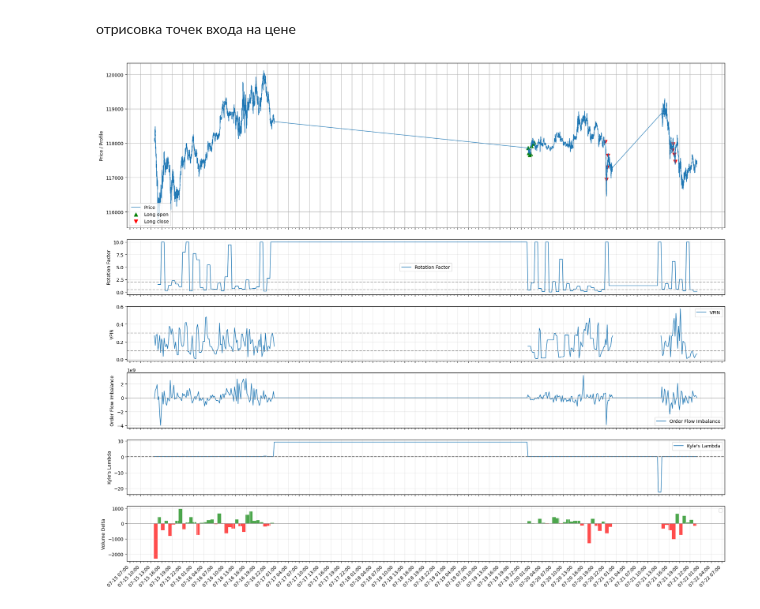
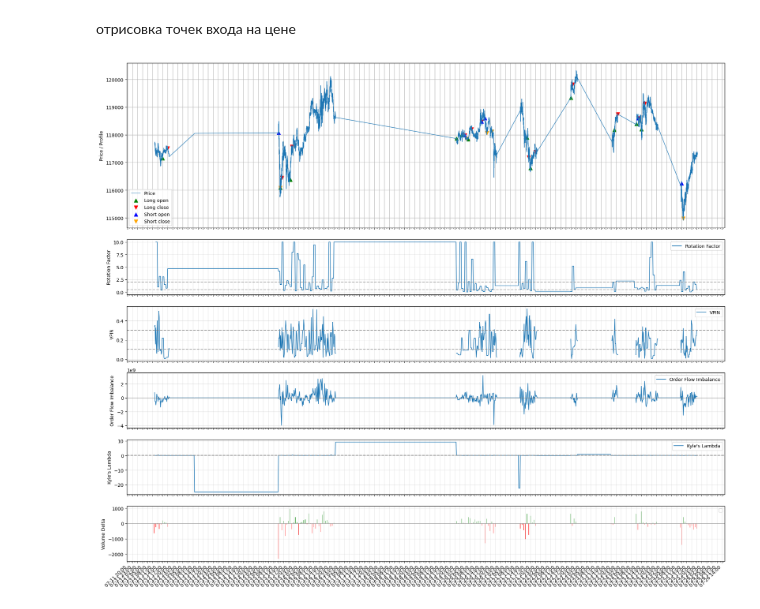
Before and after one commit to dmitriyjopov/trading-bot, a Jupyter notebook: src/visual_j.ipynb, the cells around one changed output. Saved outputs shown, nothing was run; the diff lists cells and outputs as text; code cells hidden in the pictures.

```diff
--- a/src/visual_j.ipynb
+++ b/src/visual_j.ipynb
@@ -8,7 +8,7 @@ import pandas as pd
 # %%
 # Cell 2: читаем паркет один раз
 df, odf = functions.read_files(
-    '2025-07-15','2025-07-21'
+    '2025-07-12','2025-07-26'
 )
 odf['recv_time'] = pd.to_datetime(odf['recv_time'])
 # %%
@@ -181,0 +319,27 @@ DatetimeIndex(['2025-07-20 00:00:00', '2025-07-20 00:15:00',
+# %%
+open_pos_long = (
+    # indicators_df['ofi_buy'] &
+    indicators_df['vol_open_long']
+    # indicators_df['rf_buy'] &
+    # indicators_df['kl_buy'] &
+    # indicators_df['VAL_buy']
+)
+
+close_pos_long = (
+    indicators_df['vol_close_long']
+)
+
+open_pos_short = (
+    indicators_df['vol_open_short']
+)
+
+close_pos_short = (
+    indicators_df['vol_close_short']
+)
+
+#открытие и закрытие позиций
+longs_open  = indicators_df.index[ open_pos_long.fillna(False) ].unique()
+# longs_close = indicators_df.index[ close_pos_long.fillna(False) ].unique()
+
+shorts_open = indicators_df.index[ open_pos_short.fillna(False) ].unique()
+shorts_close = indicators_df.index[ close_pos_short.fillna(False) ].unique()
@@ -192,11 +405,13 @@ events = {
         'open_idx': longs_open,
         'close_idx': longs_close,
     },
-    # 'short': {
-    #     'open_idx': shorts_open,
-    #     'close_idx': shorts_close,
-    # }
+    'short': {
+        'open_idx': shorts_open,
+        'close_idx': shorts_close,
+    }
 }
+
+print(events)
 
 # --- Интерполируем цены для каждого события ---
 for direction, ev in events.items():
@@ -286,8 +511,8 @@ short_close_prices = [t['exit_price']  for t in trades_short]
 ax0.scatter(long_open_times,  long_open_prices,  marker='^', color='g', s=60, label='Long open')
 ax0.scatter(long_close_times, long_close_prices, marker='v', color='r', s=60, label='Long close')
 
-# ax0.scatter(short_open_times,  short_open_prices,  marker='^', color='b',      s=60, label='Short open')
-# ax0.scatter(short_close_times, short_close_prices, marker='v', color='orange', s=60, label='Short close')
+ax0.scatter(short_open_times,  short_open_prices,  marker='^', color='b',      s=60, label='Short open')
+ax0.scatter(short_close_times, short_close_prices, marker='v', color='orange', s=60, label='Short close')
 
 ax0.set_ylabel("Price / Profile")
 ax0.legend(loc='lower left')
@@ -313,34 +538,34 @@ for i, indicator in enumerate(indicators, start=1):
         axes[i].axhline(0.1, color='gray', linestyle='--', alpha=0.7)
         axes[i].axhline(0.3, color='gray', linestyle='--', alpha=0.7)
     elif indicator == 'Kyle_Lambda':
         axes[i].axhline(0.05, color='gray', linestyle='--', alpha=0.7)
         axes[i].axhline(0.2, color='gray', linestyle='--', alpha=0.7)
     elif indicator == 'OFI':
         axes[i].axhline(0, color='gray', linestyle='-', alpha=0.5)
 
     axes[i].set_ylabel(titles[i-1])
     axes[i].grid(True, alpha=0.3)
     axes[i].legend(loc='best')
 
 # Форматирование времени на последнем графике
 for ax in axes:
     # 1. Устанавливаем локатор дат (каждые 3 часа)
     ax.xaxis.set_major_locator(mdates.HourLocator(interval=3))
 
     # 2. Формат с датой и временем
     ax.xaxis.set_major_formatter(mdates.DateFormatter('%m-%d %H:%M'))
 
     # 3. Дополнительные минорные деления (каждый час)
     ax.xaxis.set_minor_locator(mdates.HourLocator(interval=1))
 
     # 4. Поворот меток
     plt.setp(ax.xaxis.get_majorticklabels(), rotation=45, ha='right')
 
 plt.subplots_adjust(bottom=0.15)  # Увеличиваем место снизу для меток времени
 plt.tight_layout()
 plt.show()
 # %% [output]
-[figure, old version]
+[figure, new version]
 # %%
 fig, (ax0, ax1) = plt.subplots(1, 2, figsize=(14,4),sharex=True, sharey=False)
 
```
Also changed, not shown: parts of 15 cells of this notebook.
